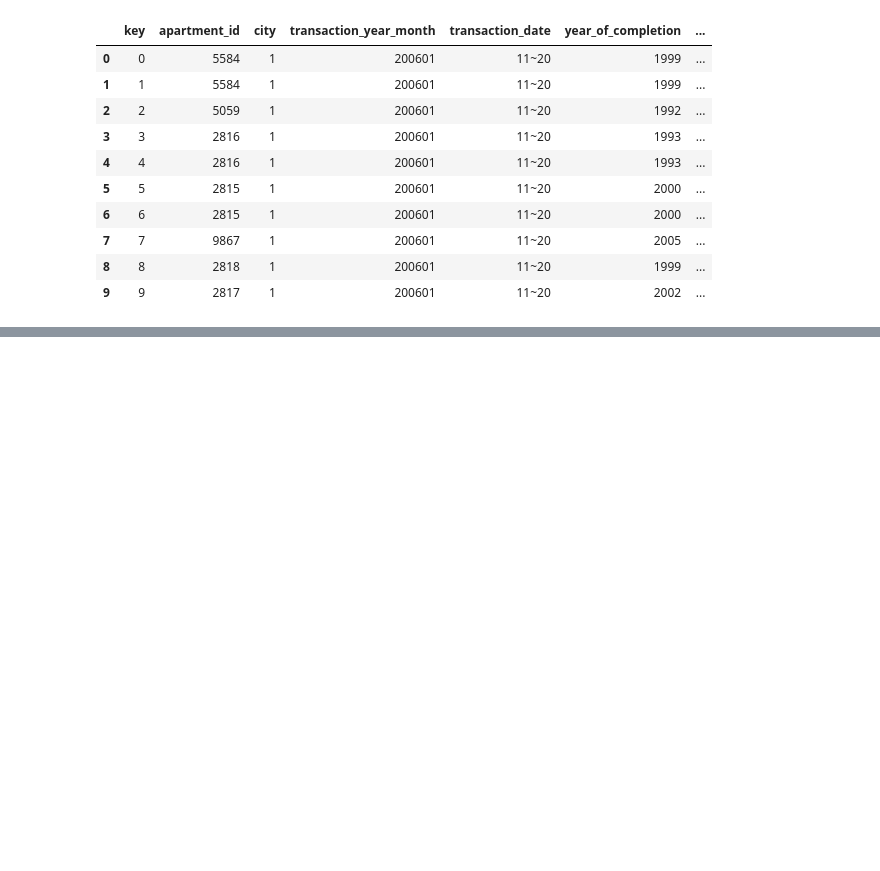
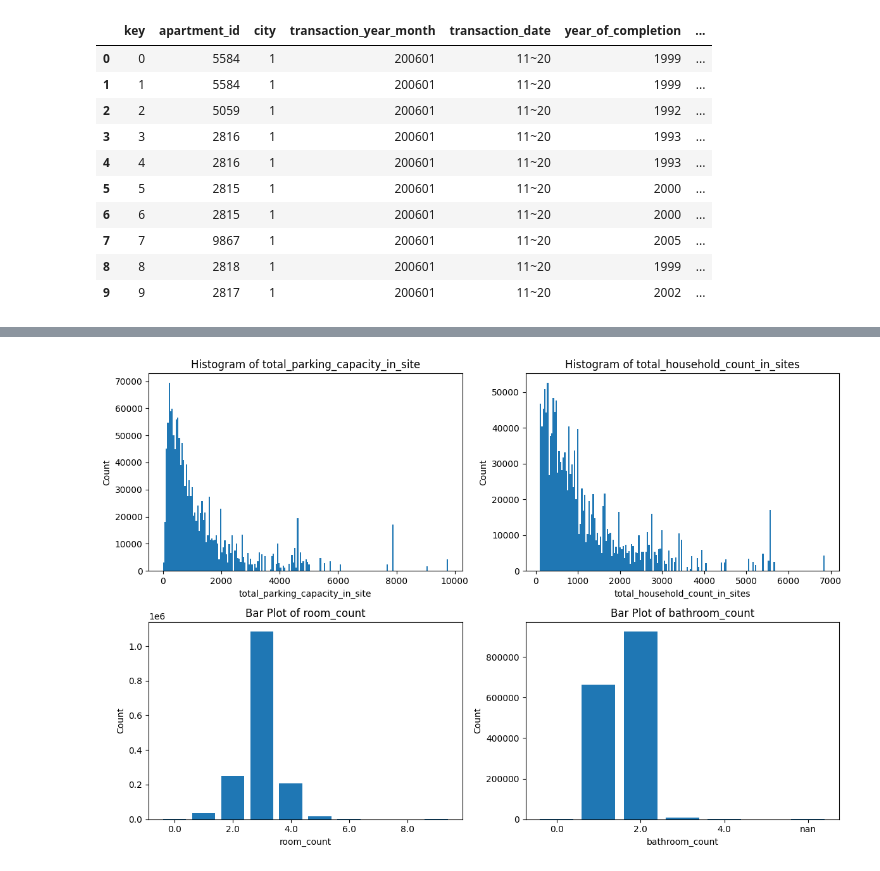
Before and after one commit to tklsimon/housing-price-prediction, a Jupyter notebook: STAT8017 Project.ipynb, the cells around one changed output, grey strips where cells are left out. Cells and saved outputs as stored; diff of their text form; code cells hidden in the pictures; blank space fills up the shorter version.

```diff
--- a/STAT8017 Project.ipynb
+++ b/STAT8017 Project.ipynb
@@ -87,0 +241,42 @@ price_train_df.head(10)
+# %%
+# Create a figure and add the axes for subgraphs
+fig, axes = plt.subplots(nrows=2, ncols=2, figsize=(12, 8))
+
+#
+axes[0,0].hist(price_train_df["total_parking_capacity_in_site"], bins=200)
+axes[0,0].set(title='Histogram of total_parking_capacity_in_site')
+axes[0,0].set_xlabel('total_parking_capacity_in_site')
+axes[0,0].set_ylabel('Count')
+
+#
+axes[0,1].hist(price_train_df["total_household_count_in_sites"], bins=200)
+axes[0,1].set(title='Histogram of total_household_count_in_sites')
+axes[0,1].set_xlabel('total_household_count_in_sites')
+axes[0,1].set_ylabel('Count')
+
+#
+# Drop missing values (NA) and calculate the counts of each value
+val_count = price_train_df["room_count"].astype("str").dropna().value_counts()
+val_count = val_count.sort_index()
+# Draw bar plot
+axes[1,0].bar(val_count.index, val_count.values)
+axes[1,0].set(title='Bar Plot of room_count')
+axes[1,0].set_xlabel('room_count')
+axes[1,0].set_ylabel('Count')
+axes[1,0].set(xticks=range(len(val_count.index))[::2],  xticklabels=val_count.index[::2])
+
+#
+# Drop missing values (NA) and calculate the counts of each value
+val_count = price_train_df["bathroom_count"].astype("str").dropna().value_counts()
+val_count = val_count.sort_index()
+# Draw bar plot
+axes[1,1].bar(val_count.index, val_count.values)
+axes[1,1].set(title='Bar Plot of bathroom_count')
+axes[1,1].set_xlabel('bathroom_count')
+axes[1,1].set_ylabel('Count')
+axes[1,1].set(xticks=range(len(val_count.index))[::2],  xticklabels=val_count.index[::2])
+
+plt.tight_layout()
+plt.show()
+# %% [output]
+[figure, added]
```
Also changed, not shown: parts of 35 cells of this notebook.
